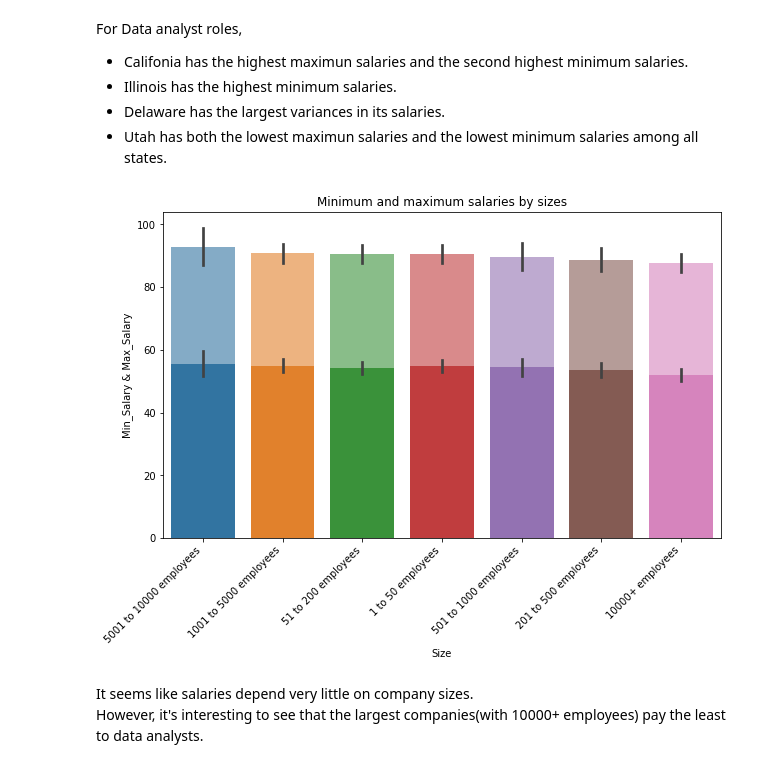
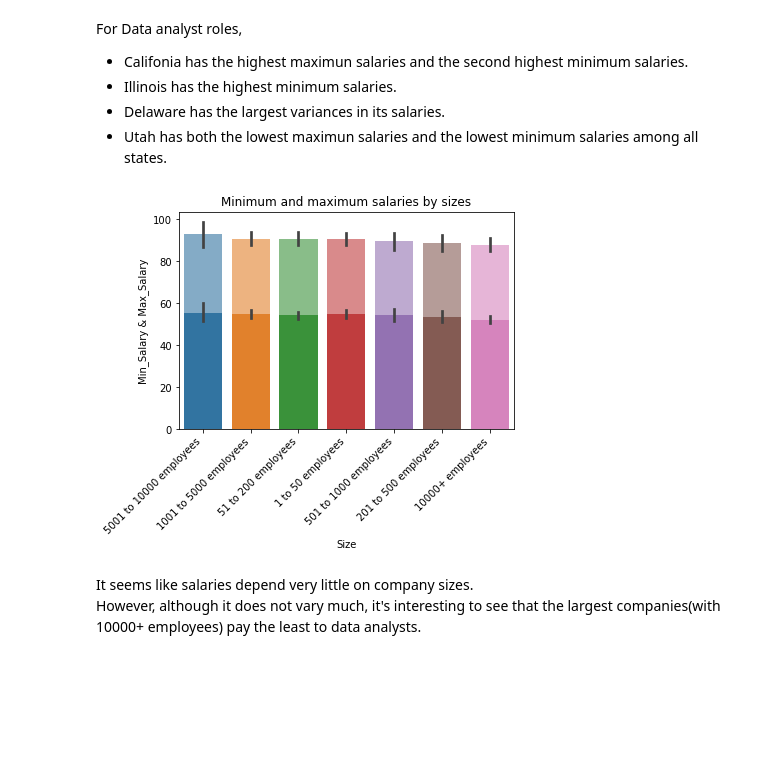
Before and after one commit to abbybby/CapstoneTwo_JobSalaryPrediction, a Jupyter notebook: Exploratory Data Analysis.ipynb, the cells around one changed output. Saved outputs shown, nothing was run; the diff lists cells and outputs as text; code cells hidden in the pictures; blank space fills up the shorter version.

```diff
--- a/Exploratory Data Analysis.ipynb
+++ b/Exploratory Data Analysis.ipynb
@@ -196,15 +210,14 @@ For Data analyst roles,
 # %%
 # salaries by sizes
 df = jobs.groupby('Size')[['Max_Salary','Min_Salary']].mean().sort_values(['Max_Salary','Min_Salary'],ascending=False).head(20)
-_ = plt.figure(figsize=(10,6))
 _ = sns.barplot(x = 'Size', y = 'Min_Salary', data = jobs, order = df.index)
 _ = sns.barplot(x = 'Size', y = 'Max_Salary', data = jobs, alpha = 0.6, order = df.index)
 _.set_xticklabels(_.get_xticklabels(), rotation = 45, horizontalalignment='right')
 _ = plt.title('Minimum and maximum salaries by sizes')
 _ = plt.ylabel('Min_Salary & Max_Salary')
 plt.show()
 # %% [output]
-[figure, old version]
+[figure, new version]
 # %% [markdown]
 It seems like salaries depend very little on company sizes.
-However, it's interesting to see that the largest companies(with 10000+ employees) pay the least to data analysts.
+However, although it does not vary much, it's interesting to see that the largest companies(with 10000+ employees) pay the least to data analysts.
```
Also changed, not shown: parts of 21 cells of this notebook.
